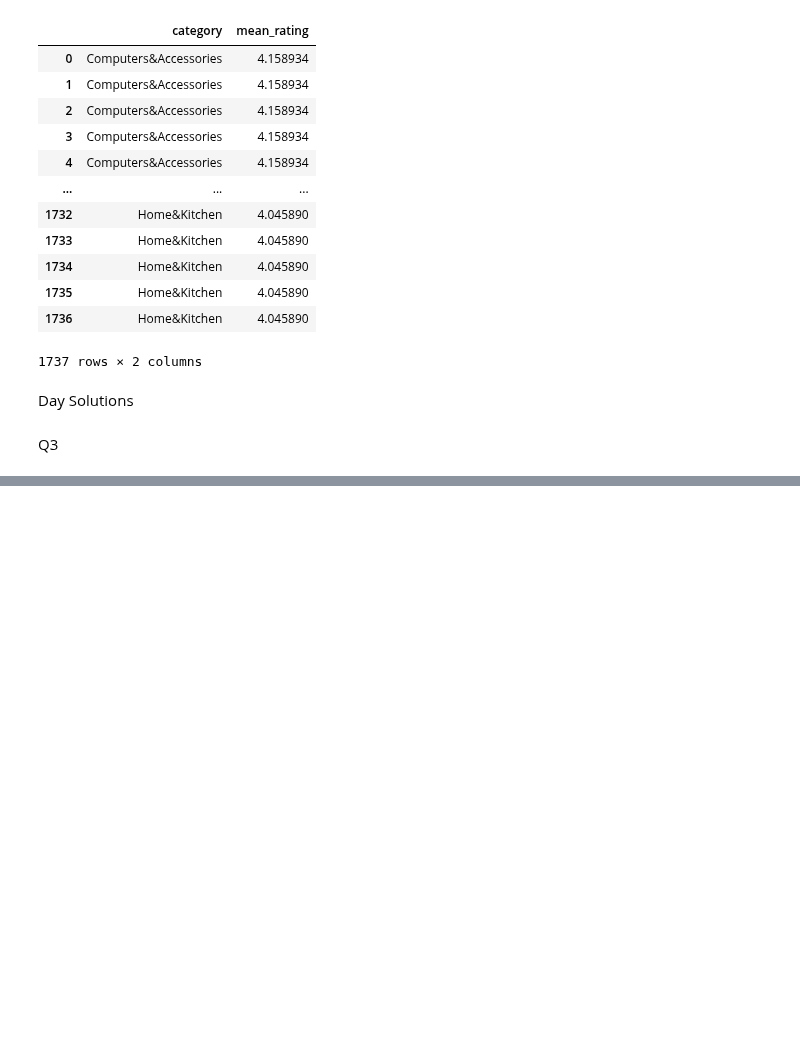
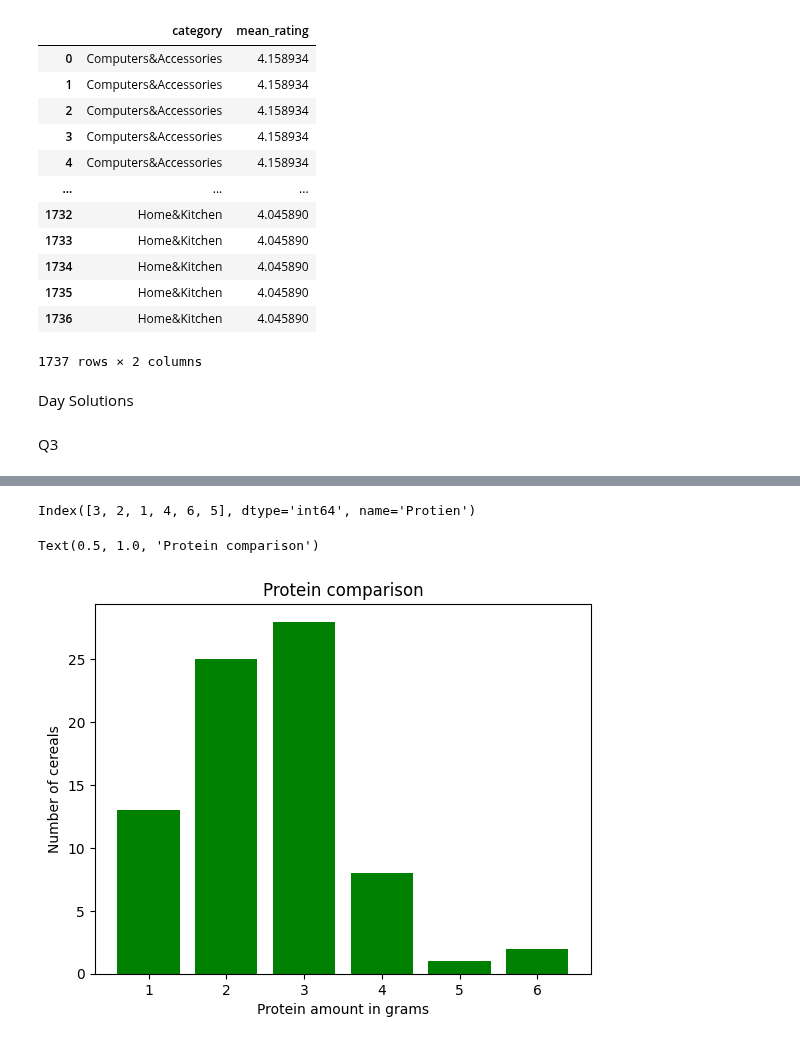
Before and after one commit to msarkar92/pandas-basics, a Jupyter notebook: Day_7_Copy_of_pandas_+_visualization.ipynb, the cells around one changed output, grey strips where cells are left out. Saved outputs shown, nothing was run; the diff lists cells and outputs as text; code cells hidden in the pictures; blank space fills up the shorter version.

```diff
--- a/Day_7_Copy_of_pandas_+_visualization.ipynb
+++ b/Day_7_Copy_of_pandas_+_visualization.ipynb
@@ -629,3 +629,9 @@ df[["category",'mean_rating']]
 Day Solutions
 # %% [markdown]
 Q3
+# %%
+series_of_protien = pd.Series([4, 3, 4, 4, 2, 2, 2, 3, 2, 3, 1, 6, 1, 3, 1, 2, 2, 1, 1, 3, 3, 2, 2, 2, 2, 1, 3, 3, 3, 1,
+                               2, 1, 3, 3, 3, 1, 3, 1, 2, 3, 2, 4, 2, 4, 4, 4, 3, 2, 2, 3, 3, 3, 3, 3, 1, 2, 4, 5, 3, 3,
+                               2, 1, 2, 2, 3, 3, 2, 6, 2, 2, 3, 3, 2, 1, 3, 3, 2], name='Protien' )
+
+series_of_protien
@@ -631,0 +653,16 @@ Q3
+# %%
+x_index = series_of_protien.value_counts().index
+x_index
+# %% [output]
+Index([3, 2, 1, 4, 6, 5], dtype='int64', name='Protien')
+# %%
+# df.groupby('category')['calculated_discount'].mean().plot(kind="bar")
+# series_of_protien.plot(kind='bar')
+
+plt.bar(x_index,series_of_protien.value_counts(),color='g')
+plt.xlabel('Protein amount in grams')
+plt.ylabel('Number of cereals')
+plt.title('Protein comparison')
+# %% [output]
+Text(0.5, 1.0, 'Protein comparison')
+[figure, added]
```
Also changed, not shown: parts of 1 cell of this notebook.
